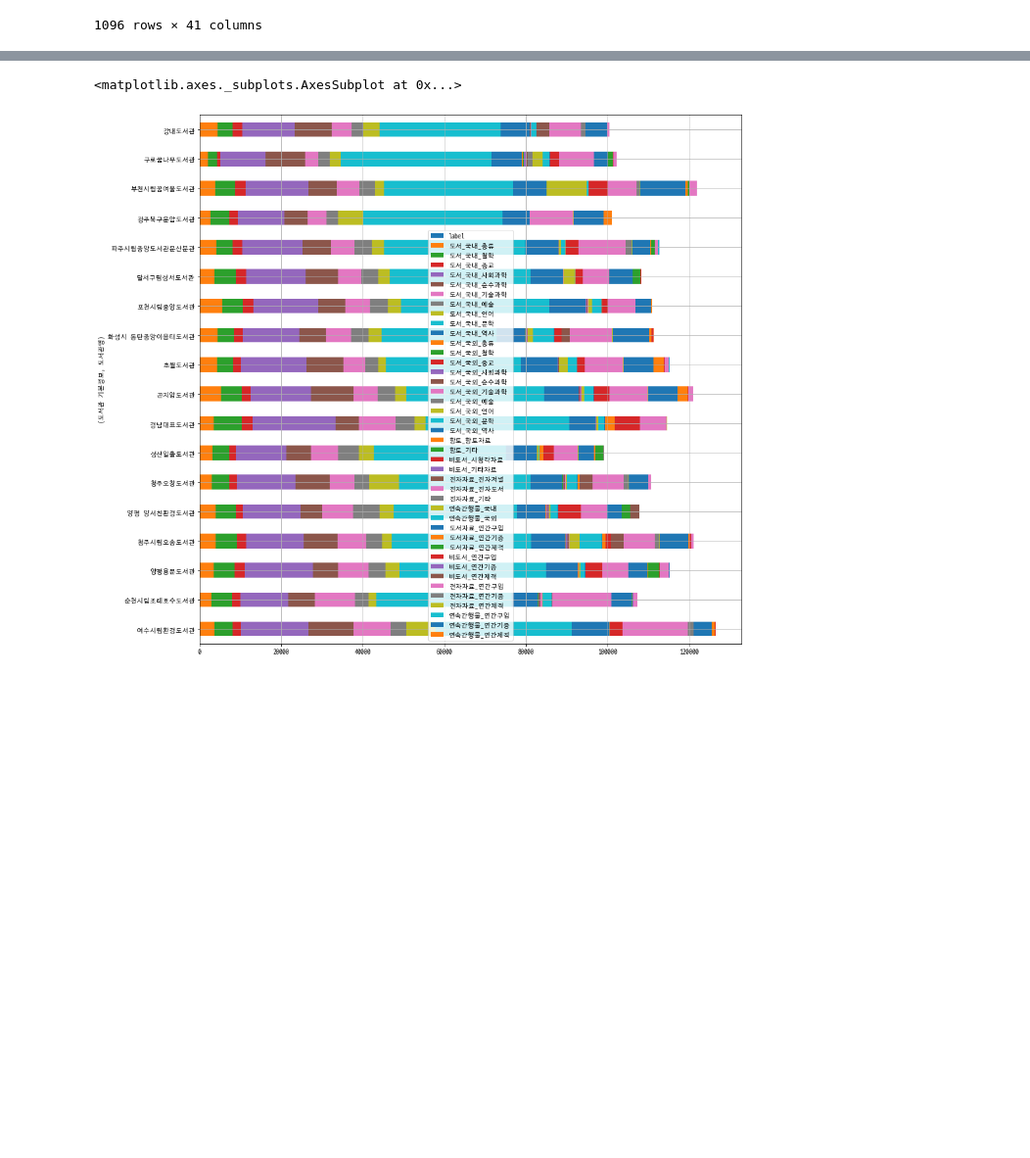
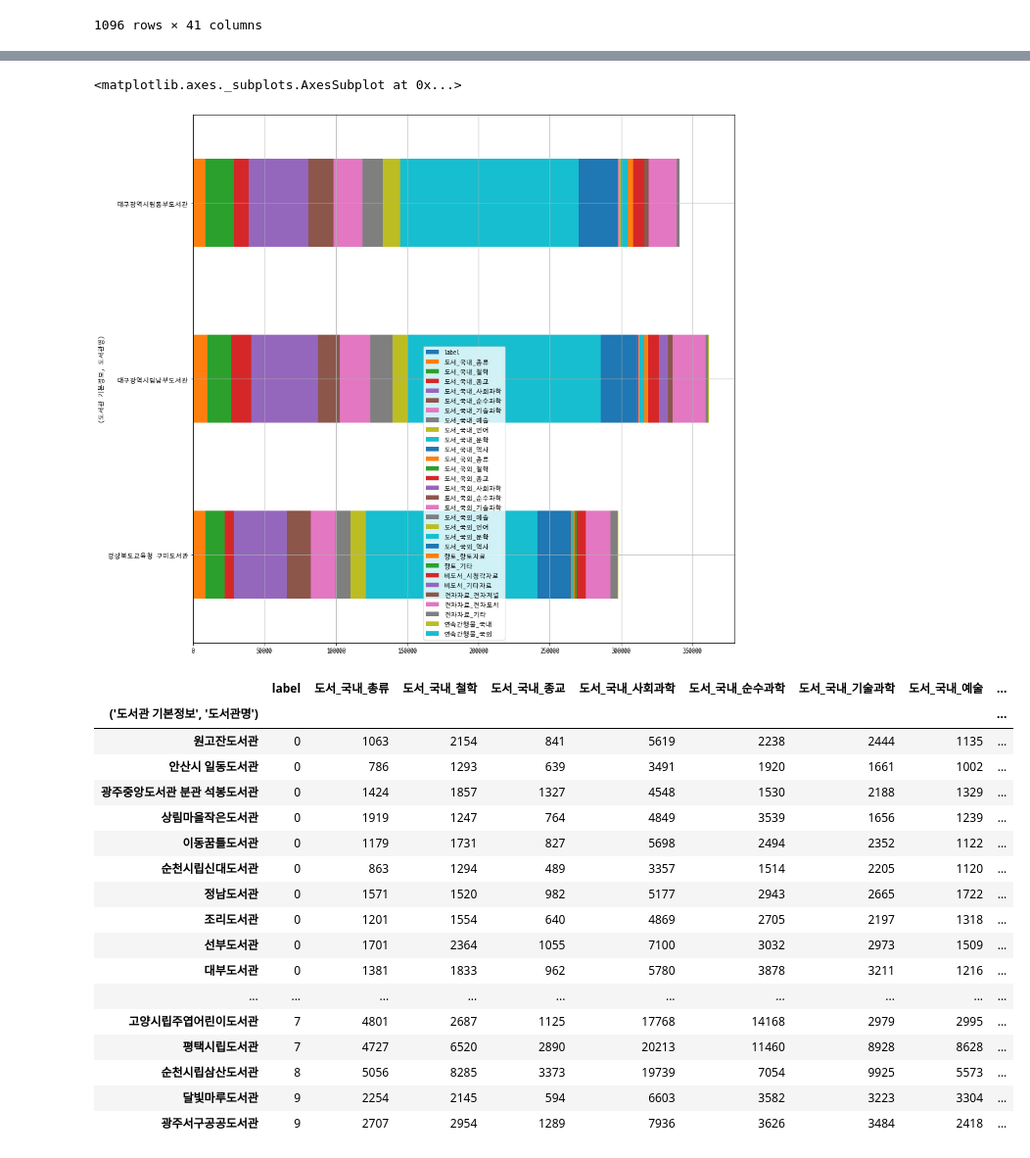
Before and after one commit to daewonyoon/misc, a Jupyter notebook: 2019/10_KoreanLibraryStatDataAnalysis/대한민국 공공도서관.ipynb, the cells around one changed output, grey strips where cells are left out. Shown at 98% size. Saved outputs shown, nothing was run; the diff lists cells and outputs as text; code cells hidden in the pictures; blank space fills up the shorter version.

```diff
--- a/2019/10_KoreanLibraryStatDataAnalysis/대한민국 공공도서관.ipynb
+++ b/2019/10_KoreanLibraryStatDataAnalysis/대한민국 공공도서관.ipynb
@@ -166,6 +229,6 @@ for i in range(3, 20, 4):
 # %%
-group[group['label'] == 55]           \
+group[group['label'] == 49]           \
     .plot.barh(stacked=True, figsize=(15,15), grid=True)
 # %% [output]
 <matplotlib.axes._subplots.AxesSubplot at 0x...>
-[figure, old version]
+[figure, new version]
@@ -171,0 +239,31 @@ group[group['label'] == 55]           \
+# %%
+
+#g = group[~group.index.isin([ '느티나무도서관', '갈산도서관', '해오름도서관', '서구어린이도서관' ])]
+g = group.iloc[:,:10]
+# %%
+
+import seaborn as sns
+
+cm = sns.light_palette("green", as_cmap=True)
+
+s = g[:50].style.background_gradient(cmap=cm)
+s
+# %% [output]
+|  | label | 도서_국내_총류 | 도서_국내_철학 | 도서_국내_종교 | 도서_국내_사회과학 | 도서_국내_순수과학 | 도서_국내_기술과학 | 도서_국내_예술 | ... |
+| ('도서관 기본정보', '도서관명') |  |  |  |  |  |  |  |  | ... |
+| 원고잔도서관 | 0 | 1063 | 2154 | 841 | 5619 | 2238 | 2444 | 1135 | ... |
+| 안산시 일동도서관 | 0 | 786 | 1293 | 639 | 3491 | 1920 | 1661 | 1002 | ... |
+| 광주중앙도서관 분관 석봉도서관 | 0 | 1424 | 1857 | 1327 | 4548 | 1530 | 2188 | 1329 | ... |
+| 상림마을작은도서관 | 0 | 1919 | 1247 | 764 | 4849 | 3539 | 1656 | 1239 | ... |
+| 이동꿈틀도서관 | 0 | 1179 | 1731 | 827 | 5698 | 2494 | 2352 | 1122 | ... |
+| 순천시립신대도서관 | 0 | 863 | 1294 | 489 | 3357 | 1514 | 2205 | 1120 | ... |
+| 정남도서관 | 0 | 1571 | 1520 | 982 | 5177 | 2943 | 2665 | 1722 | ... |
+| 조리도서관 | 0 | 1201 | 1554 | 640 | 4869 | 2705 | 2197 | 1318 | ... |
+| 선부도서관 | 0 | 1701 | 2364 | 1055 | 7100 | 3032 | 2973 | 1509 | ... |
+| 대부도서관 | 0 | 1381 | 1833 | 962 | 5780 | 3878 | 3211 | 1216 | ... |
+| ... | ... | ... | ... | ... | ... | ... | ... | ... | ... |
+| 고양시립주엽어린이도서관 | 7 | 4801 | 2687 | 1125 | 17768 | 14168 | 2979 | 2995 | ... |
+| 평택시립도서관 | 7 | 4727 | 6520 | 2890 | 20213 | 11460 | 8928 | 8628 | ... |
+| 순천시립삼산도서관 | 8 | 5056 | 8285 | 3373 | 19739 | 7054 | 9925 | 5573 | ... |
+| 달빛마루도서관 | 9 | 2254 | 2145 | 594 | 6603 | 3582 | 3223 | 3304 | ... |
+| 광주서구공공도서관 | 9 | 2707 | 2954 | 1289 | 7936 | 3626 | 3484 | 2418 | ... |
```
Also changed, not shown: parts of 18 cells of this notebook.
